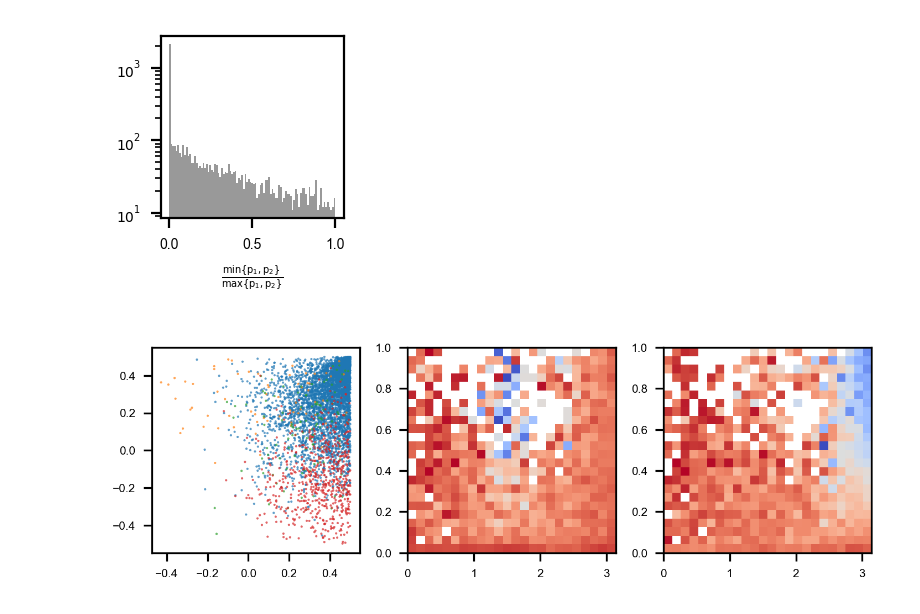
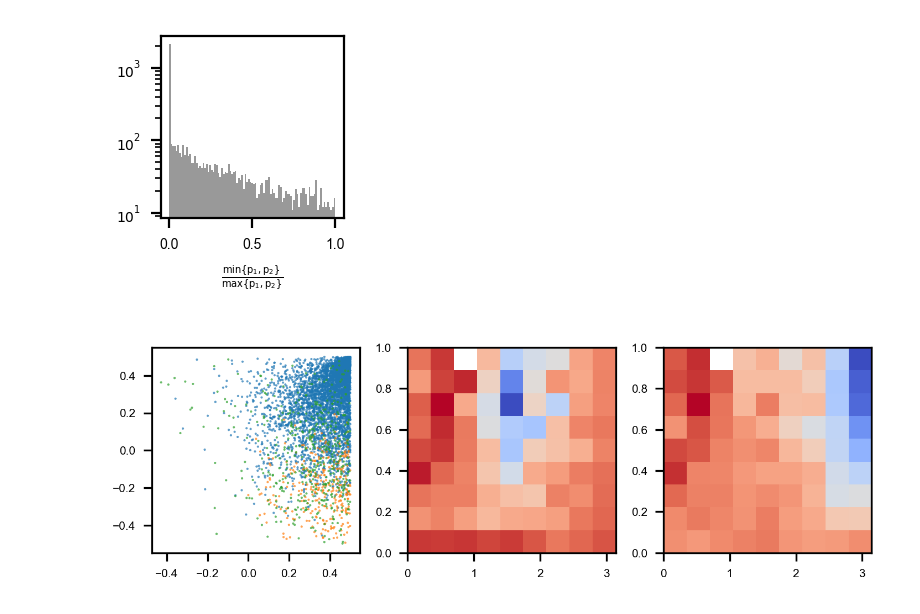
Before and after one commit to KBeshkov/NeuralHomology, a Jupyter notebook: examples/One_dataset_example.ipynb, the cells around one changed output. Drawn from its saved outputs; the diff is of its cells as text; code cells hidden in the pictures.

```diff
--- a/examples/One_dataset_example.ipynb
+++ b/examples/One_dataset_example.ipynb
@@ -298,7 +281,7 @@ plt.axis('off')
 [figure]
 [figure]
 # %%
-r2_thresh = 0.75
+r2_thresh = 0.6
 plt.rcParams.update({'font.size': 5})
 
 plt.figure(figsize=(3*cm,3*cm),dpi=200)
@@ -308,7 +291,7 @@ plt.hist(r2_scores[r2_scores>=r2_thresh],np.linspace(0,1,200),color='green',alph
 plt.vlines(r2_thresh,0,200,'red')
 plt.ylim(0,200)
 plt.xlabel('$R^2$')
-#plt.savefig('/Users/constb/Figures/NeuralHomology/fit_r2_hist.png',transparent=True,dpi=1000, bbox_inches='tight')
+plt.savefig('/Users/constb/Figures/NeuralHomology/fit_r2_hist.png',transparent=True,dpi=1000, bbox_inches='tight')
 
 print(np.median(r2_scores))
 # %% [output]
@@ -359,24 +333,22 @@ plt.colorbar()
 # %%
 plt.rcParams["font.family"] = "Arial"
 plt.rcParams.update({'font.size': 5})
-angle_spacing = np.pi/8
-min_peak_ratio = 0.5
+angle_spacing = np.pi/16
+min_peak_ratio = 0.7
 min_spacing = np.pi/2
 edges_centers = np.arange(min_spacing,np.pi+angle_spacing,2*angle_spacing)#[:-1]
 unimod = np.where(np.logical_or(peak_ratio<min_peak_ratio, angle_difference<min_spacing-angle_spacing))[0]
-cell_labels_list = [unimod]
-clust_responses = [selected_tun_curves[:,unimod]]
-clust_responses_fitted = [selected_fit_curves[:,unimod]]
-for i in range(len(edges_centers)):
-    cell_labels_list.append(np.where(np.logical_and(peak_ratio>min_peak_ratio, np.logical_and(angle_difference>edges_centers[i]-angle_spacing, angle_difference<edges_centers[i]+angle_spacing)))[0])
-    clust_responses.append(selected_tun_curves[:,cell_labels_list[-1]])
-    clust_responses_fitted.append(selected_fit_curves[:,cell_labels_list[-1]])
+bimod = np.where(np.logical_and(peak_ratio>min_peak_ratio, np.logical_and(angle_difference>edges_centers[0], angle_difference<edges_centers[-1]-angle_spacing)))[0]
+lastmod = np.where(np.logical_and(peak_ratio>min_peak_ratio, np.logical_and(angle_difference>edges_centers[-1]-angle_spacing, angle_difference<edges_centers[-1]+angle_spacing)))[0]
+cell_labels_list = [unimod,lastmod, bimod ]
+clust_responses = [selected_tun_curves[:,unimod], selected_tun_curves[:,lastmod], selected_tun_curves[:,bimod] ]
+clust_responses_fitted = [selected_fit_curves[:,unimod], selected_fit_curves[:,lastmod], selected_fit_curves[:,bimod]]
 
 plt.figure(dpi=300,figsize=(6*cm,4.5*cm))
-for i in cell_labels_list:
-    plt.scatter(angle_difference[i], peak_ratio[i],s=8,edgecolor='white',linewidths=0.5)
+for count, i in enumerate(cell_labels_list):
+    plt.scatter(angle_difference[i], peak_ratio[i],s=8,color=cust_cmap2.colors[count], edgecolor='white',linewidths=0.5)
 
 plt.xlabel('$\Delta \\theta$')
 plt.ylabel('$\\frac{\min\{p_1,p_2\}}{\max\{p_1,p_2\}}$')
-#plt.savefig('/Users/constb/Figures/NeuralHomology/von_Mises_classes.png',transparent=True,dpi=1000, bbox_inches='tight')
+plt.savefig('/Users/constb/Figures/NeuralHomology/von_Mises_classes.png',transparent=True,dpi=1000, bbox_inches='tight')
 # %% [output]
@@ -402,32 +373,32 @@ plt.yscale('log')
 from scipy.stats import binned_statistic_2d
 
 von_mises_osi = orientation_selectivity_index(selected_tun_curves,stim_bins[:-1])-0.5
 von_mises_dsi = direction_selectivity_index(selected_tun_curves,stim_bins[:-1])-0.5
 
-nbins = 25
+nbins = 10
 angle_bins = np.linspace(0,np.pi,nbins)
 peak_bins = np.linspace(0,1,nbins)
 mean_osi = binned_statistic_2d(angle_difference, peak_ratio, von_mises_osi, statistic=np.nanmean, bins=[angle_bins, peak_bins])
 mean_dsi = binned_statistic_2d(angle_difference, peak_ratio, von_mises_dsi, statistic=np.nanmean, bins=[angle_bins, peak_bins])
 
 plt.figure(dpi=300,figsize=(12*cm,4*cm))
 plt.subplot(1,3,1)
 for i in cell_labels_list:
     plt.scatter(von_mises_osi[i],von_mises_dsi[i], s = 1,alpha=0.7, edgecolor='None')
 plt.subplot(1,3,2)
 plt.pcolormesh(angle_bins, peak_bins, mean_osi.statistic.T,rasterized=True,cmap='coolwarm')
 plt.subplot(1,3,3)
 plt.pcolormesh(angle_bins, peak_bins, mean_dsi.statistic.T,rasterized=True, cmap='coolwarm')
 #for i in cell_labels_list:
 #    plt.subplot(121)
 #    plt.scatter(angle_difference[i], peak_ratio[i],c=von_mises_osi[i],s=8,linewidths=0.5,vmin=0,vmax=1)
 #    plt.title('OSI')
 #    plt.subplot(122)
 #    plt.scatter(angle_difference[i], peak_ratio[i],c=von_mises_dsi[i],s=8,linewidths=0.5,vmin=0,vmax=1)
 #    plt.title('DSI')
 #plt.vlines([0,np.pi/2,np.pi],[0,0,0],[1,1,1],'k')
 #plt.xlabel('angle difference')
 #plt.ylabel('peak ratio')
 plt.tight_layout()
 # %% [output]
-[figure, old version]
+[figure, new version]
```
Also changed, not shown: parts of 23 cells of this notebook, 6 other files.
